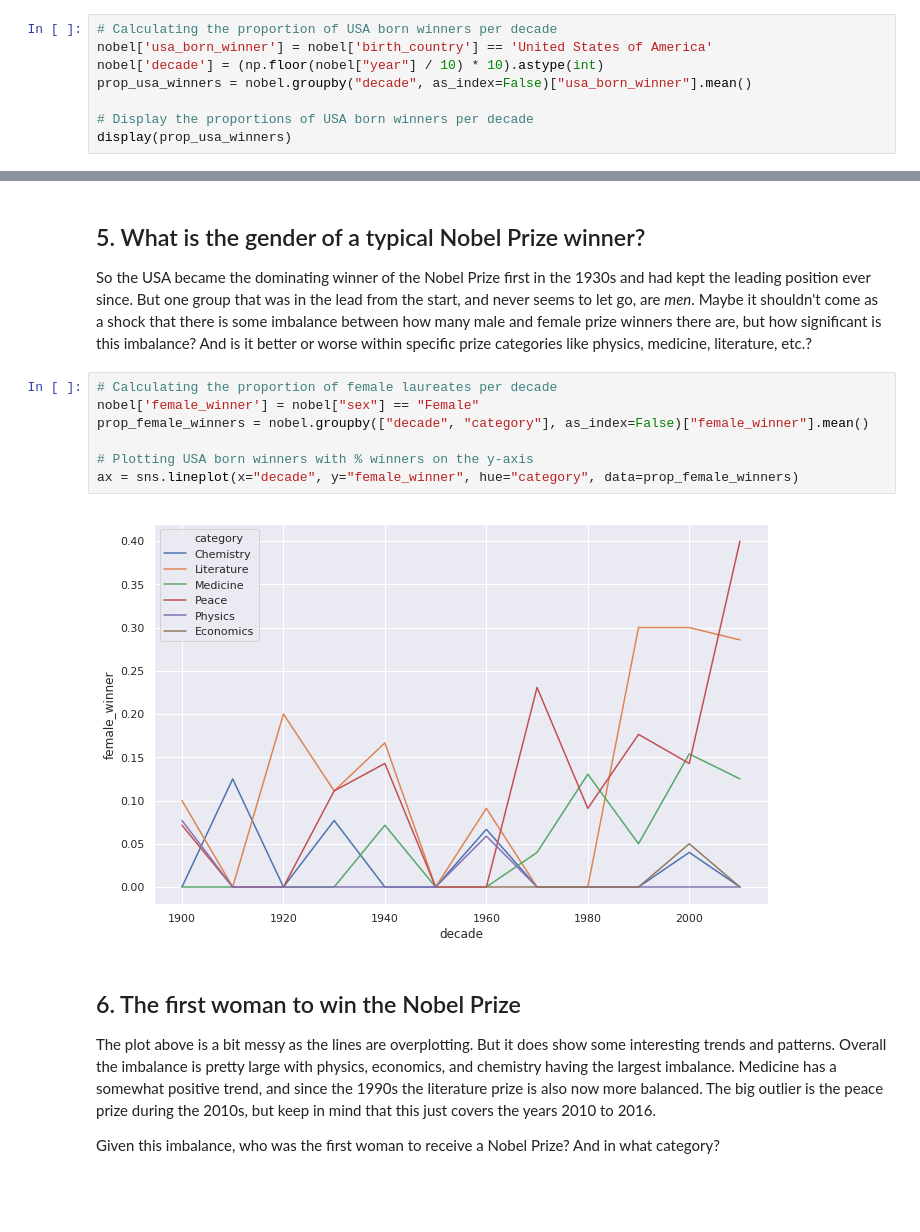
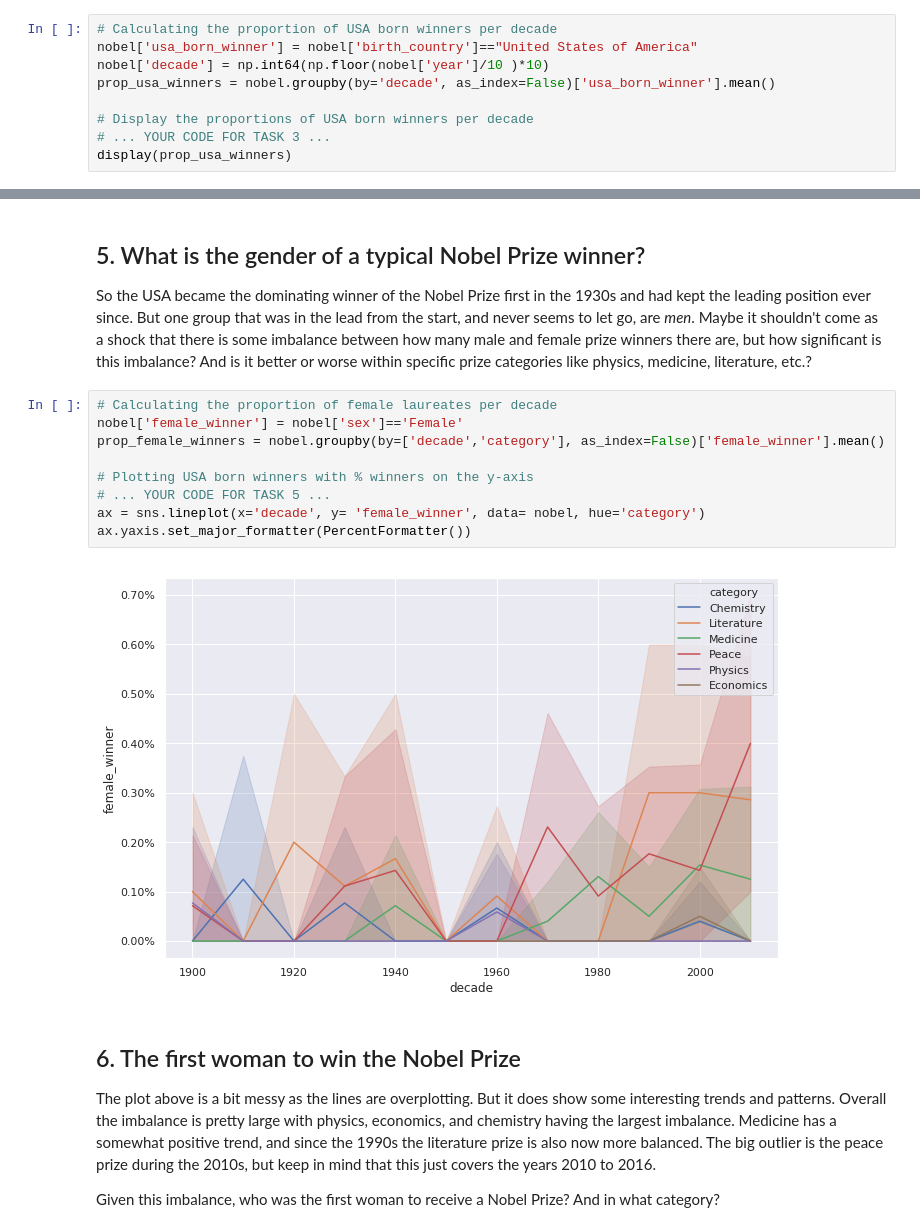
Before and after one commit to Raj-179/Nobel-Price-Winners, a Jupyter notebook: notebook.ipynb, the cells around one changed output, grey strips where cells are left out. Drawn from its saved outputs; the diff is of its cells as text; blank space fills up the shorter version.

```diff
--- a/notebook.ipynb
+++ b/notebook.ipynb
@@ -57,11 +59,12 @@ Name: birth_country, dtype: int64
 <p>Not so surprising perhaps: the most common Nobel laureate between 1901 and 2016 was a man born in the United States of America. But in 1901 all the winners were European. When did the USA start to dominate the Nobel Prize charts?</p>
 # %%
 # Calculating the proportion of USA born winners per decade
-nobel['usa_born_winner'] = nobel['birth_country'] == 'United States of America'
-nobel['decade'] = (np.floor(nobel["year"] / 10) * 10).astype(int)
-prop_usa_winners = nobel.groupby("decade", as_index=False)["usa_born_winner"].mean()
+nobel['usa_born_winner'] = nobel['birth_country']=="United States of America"
+nobel['decade'] = np.int64(np.floor(nobel['year']/10 )*10)
+prop_usa_winners = nobel.groupby(by='decade', as_index=False)['usa_born_winner'].mean()
 
 # Display the proportions of USA born winners per decade
+# ... YOUR CODE FOR TASK 3 ...
 display(prop_usa_winners)
 # %% [output]
 |  | decade | usa_born_winner |
@@ -100,13 +104,15 @@ ax.yaxis.set_major_formatter(PercentFormatter())
 <p>So the USA became the dominating winner of the Nobel Prize first in the 1930s and had kept the leading position ever since. But one group that was in the lead from the start, and never seems to let go, are <em>men</em>. Maybe it shouldn't come as a shock that there is some imbalance between how many male and female prize winners there are, but how significant is this imbalance? And is it better or worse within specific prize categories like physics, medicine, literature, etc.?</p>
 # %%
 # Calculating the proportion of female laureates per decade
-nobel['female_winner'] = nobel["sex"] == "Female"
-prop_female_winners = nobel.groupby(["decade", "category"], as_index=False)["female_winner"].mean()
+nobel['female_winner'] = nobel['sex']=='Female'
+prop_female_winners = nobel.groupby(by=['decade','category'], as_index=False)['female_winner'].mean()
 
 # Plotting USA born winners with % winners on the y-axis
-ax = sns.lineplot(x="decade", y="female_winner", hue="category", data=prop_female_winners)
+# ... YOUR CODE FOR TASK 5 ...
+ax = sns.lineplot(x='decade', y= 'female_winner', data= nobel, hue='category')
+ax.yaxis.set_major_formatter(PercentFormatter())
 # %% [output]
-[figure, old version]
+[figure, new version]
 # %% [markdown]
 ## 6. The first woman to win the Nobel Prize
 <p>The plot above is a bit messy as the lines are overplotting. But it does show some interesting trends and patterns. Overall the imbalance is pretty large with physics, economics, and chemistry having the largest imbalance. Medicine has a somewhat positive trend, and since the 1990s the literature prize is also now more balanced. The big outlier is the peace prize during the 2010s, but keep in mind that this just covers the years 2010 to 2016.</p>
```
Also changed, not shown: parts of 11 cells of this notebook.
